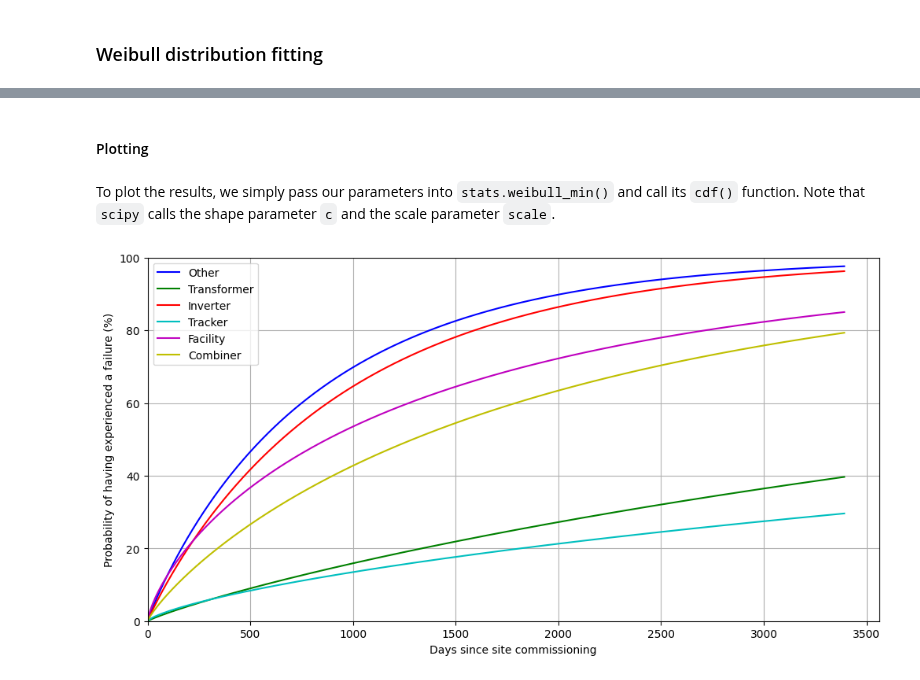
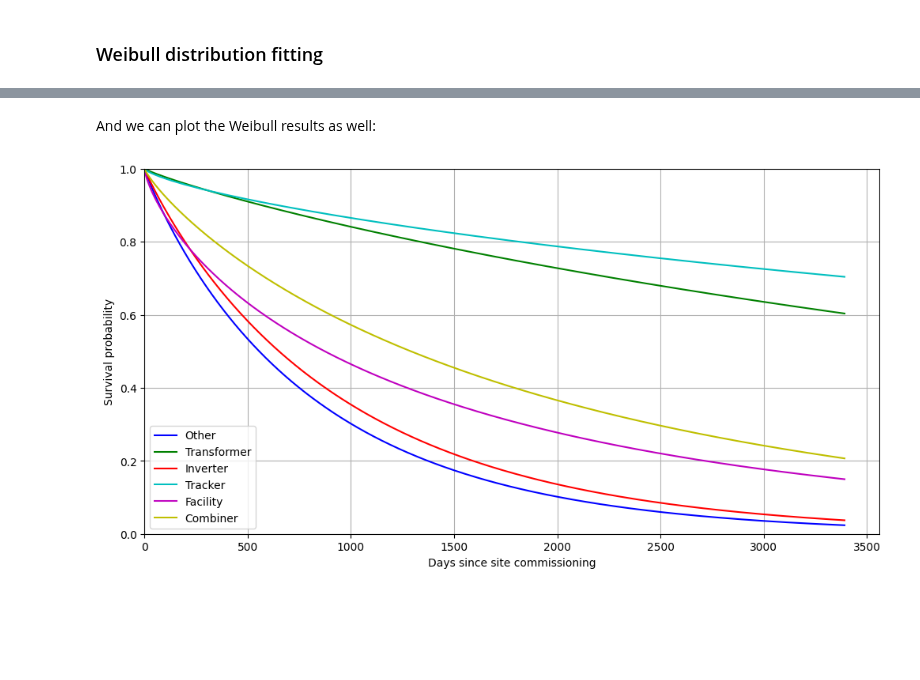
Before and after one commit to sandialabs/pvOps, a Jupyter notebook: tutorials/tutorial_timeseries_survival_analysis.ipynb, the cells around one changed output, grey strips where cells are left out. Saved outputs shown, nothing was run; the diff lists cells and outputs as text; code cells hidden in the pictures; blank space fills up the shorter version.

```diff
--- a/tutorials/tutorial_timeseries_survival_analysis.ipynb
+++ b/tutorials/tutorial_timeseries_survival_analysis.ipynb
@@ -164,0 +90,3 @@ for asset in assets:
+# %%
+col_dict = {'group_by': 'Asset', 'time_to_fail': 'days_until_failure', 'was_observed': 'was_observed'}
+kaplan_meier_results = survival_analysis.get_survival_function(censored_om_df, col_dict, method='kaplan-meier')
@@ -165,16 +95,17 @@ for asset in assets:
 # %%
 plt.figure(figsize=(12,6))
+assets = om_df['Asset'].unique()
 colors = list(plt.cm.colors.BASE_COLORS.values())[:len(assets)]
 
 for asset, color in zip(assets, colors):
     result = kaplan_meier_results[asset]
     plt.plot(result['times'], result['fail_prob'], color=color, label=asset)
-    plt.fill_between(result['times'], result['lower'], result['upper'], color=color, alpha=0.2)
+    plt.fill_between(result['times'], result['conf_int'][0], result['conf_int'][1], color=color, alpha=0.2)
 
 plt.legend();
 plt.grid();
 plt.xlim(0,None);
-plt.ylim(0,100);
+plt.ylim(0,1);
 plt.xlabel('Days since site commissioning')
-plt.ylabel('Probability of having experienced a failure (%)');
+plt.ylabel('Survival probability');
 # %% [output]
@@ -194,33 +119,24 @@ Note that `scipy` also implements a `loc` parameter for all of its distributions
-# %%
-weibull_results = {}
-for asset in assets:
-    asset_df = all_sites_assets_df.loc[(slice(None), asset), :]
-    uncensored_times = asset_df[asset_df['was_observed']]['days_until_failure']
-    censored_times = asset_df[~asset_df['was_observed']]['days_until_failure']
-    data = stats.CensoredData(uncensored=uncensored_times, right=censored_times)
-
-    shape, _, scale = stats.weibull_min.fit(data, floc=0)
-    weibull_results[asset] = {'shape' : shape, 'scale' : scale}
-# %% [markdown]
-#### Plotting
-# %% [markdown]
-To plot the results, we simply pass our parameters into `stats.weibull_min()` and call its `cdf()` function. Note that `scipy` calls the shape parameter `c` and the scale parameter `scale`.
+# %%
+col_dict = {'group_by': 'Asset', 'time_to_fail': 'days_until_failure', 'was_observed': 'was_observed'}
+weibull_results = survival_analysis.get_survival_function(censored_om_df, col_dict, method='weibull')
+# %% [markdown]
+And we can plot the Weibull results as well:
 # %%
 plt.figure(figsize=(12,6))
+assets = om_df['Asset'].unique()
 colors = list(plt.cm.colors.BASE_COLORS.values())[:len(assets)]
-days = range(all_sites_assets_df['days_until_failure'].max())
+days = range(censored_om_df['days_until_failure'].max())
 
 for asset, color in zip(assets, colors):
-    fitted_weibull = stats.weibull_min(c=weibull_results[asset]['shape'],
-                                       scale=weibull_results[asset]['scale'])
-    weibull_probs = 100 * fitted_weibull.cdf(days)
+    fitted_weibull = weibull_results[asset]['distribution']
+    weibull_probs = fitted_weibull.sf(days)
     plt.plot(days, weibull_probs, color=color, label=asset)
 
 plt.legend();
 plt.grid();
 plt.xlim(0,None);
-plt.ylim(0,100);
+plt.ylim(0,1);
 plt.xlabel('Days since site commissioning')
-plt.ylabel('Probability of having experienced a failure (%)');
+plt.ylabel('Survival probability');
 # %% [output]
-[figure, old version]
+[figure, new version]
```
Also changed, not shown: parts of 27 cells of this notebook, 2 other files.
